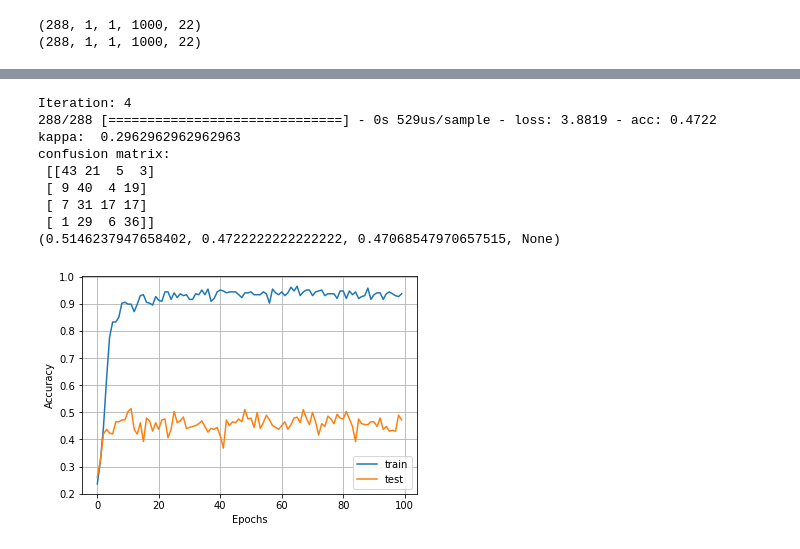
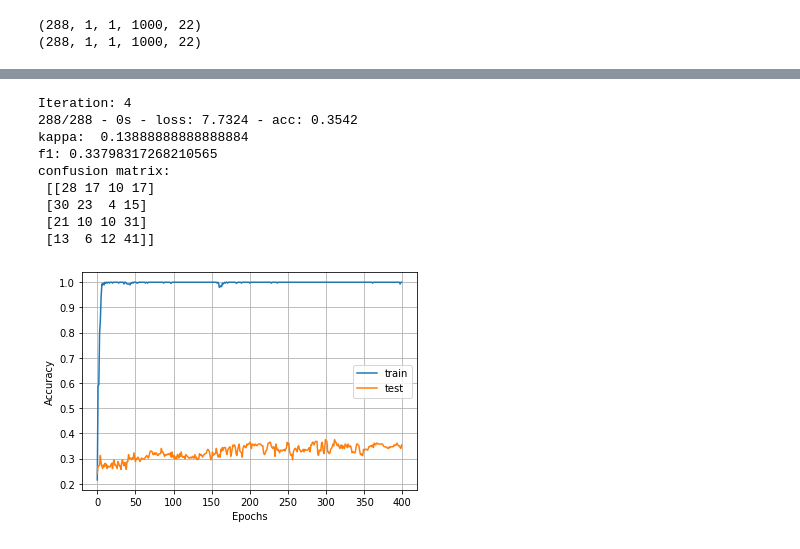
Before and after one commit to EdgarMoyete/Deep-Learning-BCI-IV-2a, a Jupyter notebook: RAW/ConvLSTM2D.ipynb, the cells around one changed output, grey strips where cells are left out. Drawn from its saved outputs; the diff is of its cells as text; code cells hidden in the pictures.

```diff
--- a/RAW/ConvLSTM2D.ipynb
+++ b/RAW/ConvLSTM2D.ipynb
@@ -84,44 +89,51 @@ print(x_test.shape)
 # %% [output]
 (288, 1, 1, 1000, 22)
 (288, 1, 1, 1000, 22)
+# %%
+def Conv_LSTM_2D():
+  model = Sequential()
+  model.add(ConvLSTM2D(128, (1,7), activation='relu', input_shape=x_train.shape[1:]))
+  model.add(Dropout(0.2))
+  model.add(Flatten())
+  model.add(Dense(64, activation='relu'))
+  model.add(Dropout(0.2))
+  model.add(Dense(n_classes, activation='softmax'))
+
+  optimizer = Adam(lr=1e-4)
+  model.compile(optimizer=optimizer,
+                loss='sparse_categorical_crossentropy',
+                metrics=['accuracy'])
+  return model
 # %%
-array_test_loss = []
-array_test_acc = []
+array_loss = []
+array_acc = []
 array_kappa = []
-array_precision = []
-array_recall = []
 array_f1 = []
-for i in range(10):
+for i in range(5):
     print("Iteration:", i+1);
 
-    model = Sequential()
-    model.add(ConvLSTM2D(128, (1,7), activation='relu', input_shape=(1,1,1000,22)))
-    model.add(Dropout(0.5))
-    model.add(Flatten())
-    model.add(Dense(64, activation='relu'))
-    model.add(Dropout(0.2))
-    model.add(Dense(n_classes, activation='softmax'))
+    model = Conv_LSTM_2D()
 
-    model.compile(optimizer='adam',
-              loss='sparse_categorical_crossentropy',
-              metrics=['accuracy'])
-    history = model.fit(x_train, y_train, epochs=100, batch_size=18, validation_data=(x_test, y_test), verbose=0)
-    test_loss, test_acc = model.evaluate(x_test, y_test)
-    array_test_loss.append(test_loss)
-    array_test_acc.append(test_acc)
+    history = model.fit(x_train, y_train, epochs=400, batch_size=18,
+                        validation_data=(x_test, y_test), verbose=0)
+
+    test_loss, test_acc = model.evaluate(x_test, y_test, verbose=2)
+    array_loss.append(test_loss)
+    array_acc.append(test_acc)
 
     probabilidades = model.predict(x_test)
     y_pred = np.argmax(probabilidades, 1) #1=fila
+
     kappa = cohen_kappa_score(y_test, y_pred)
+    array_kappa.append(kappa)
     print("kappa: ", kappa)
-    array_kappa.append(kappa)
+
+    f1 = f1_score(y_test, y_pred, average='macro')
+    array_f1.append(f1)
+    print("f1:", f1)
+
     matriz_confusion = confusion_matrix(y_test, y_pred)
     print("confusion matrix:\n", matriz_confusion)
-    metricas = precision_recall_fscore_support(y_test, y_pred, average='macro')
-    print(metricas)
-    array_precision.append(metricas[0])
-    array_recall.append(metricas[1])
-    array_f1.append(metricas[2])
 
     plt.plot(history.history['acc'])
     plt.plot(history.history['val_acc'])
@@ -140,11 +152,9 @@ for i in range(10):
 
 print()
 print("Resultados:")
-print("loss:", array_test_loss)
-print("accuracy:", array_test_acc)
+print("loss:", array_loss)
+print("accuracy:", array_acc)
 print("kappa:", array_kappa)
-print("precision:", array_precision)
-print("recall:", array_recall)
 print("f1:", array_f1)
 # %% [output]
 Iteration: 1
@@ -189,10 +199,10 @@ confusion matrix:
 Iteration: 4
-288/288 [==============================] - 0s 529us/sample - loss: 3.8819 - acc: 0.4722
-kappa:  0.2962962962962963
+288/288 - 0s - loss: 7.7324 - acc: 0.3542
+kappa:  0.13888888888888884
+f1: 0.33798317268210565
 confusion matrix:
- [[43 21  5  3]
- [ 9 40  4 19]
- [ 7 31 17 17]
- [ 1 29  6 36]]
-(0.5146237947658402, 0.4722222222222222, 0.47068547970657515, None)
+ [[28 17 10 17]
+ [30 23  4 15]
+ [21 10 10 31]
+ [13  6 12 41]]
-[figure, old version]
+[figure, new version]
```
Also changed, not shown: parts of 8 cells of this notebook, 17 other files.
